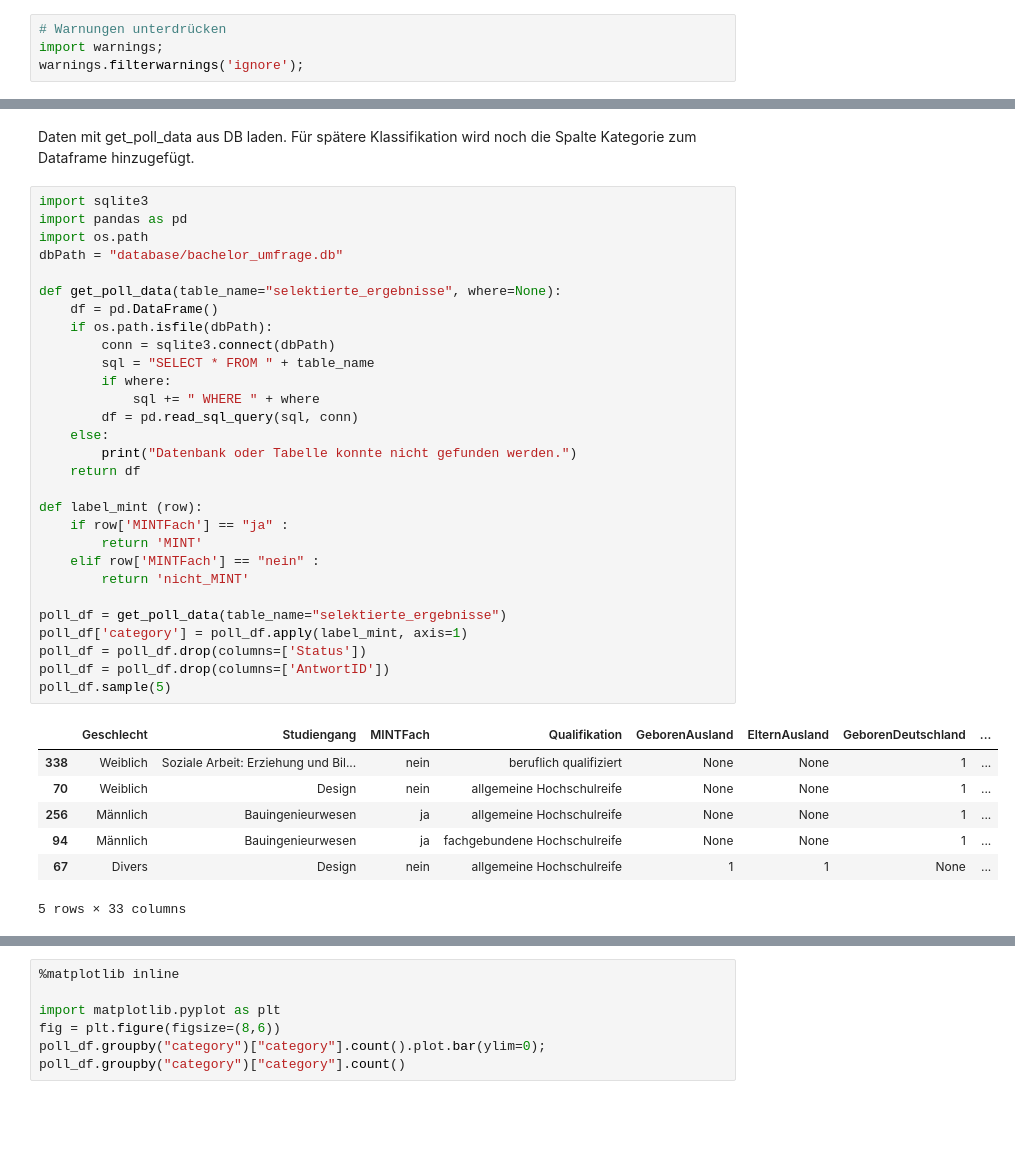
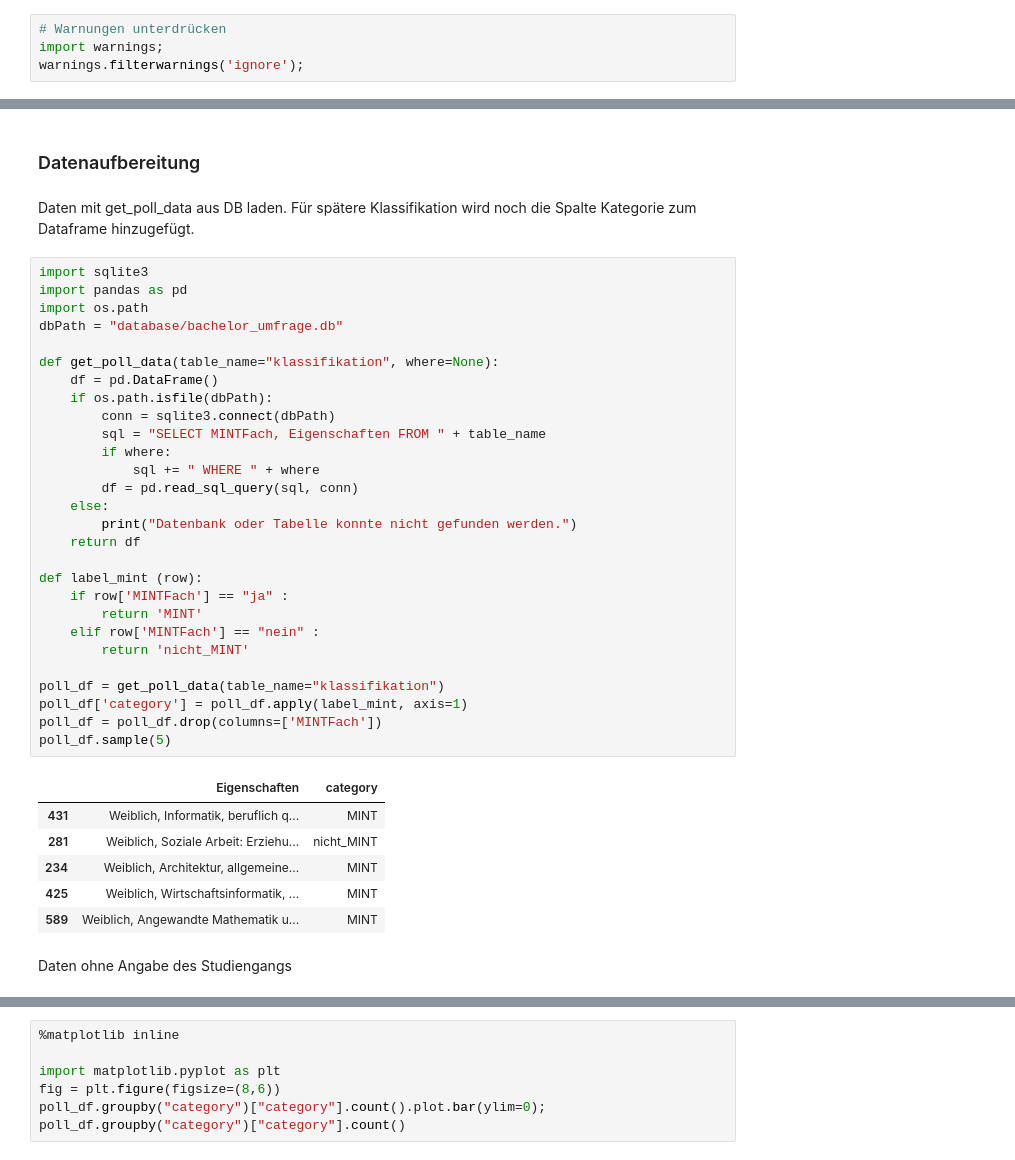
Before and after one commit to wittmannev/Bachelor-Textanalytics, a Jupyter notebook: Klassifikation.ipynb, the cells around one changed output, grey strips where cells are left out. Cells and saved outputs as stored; diff of their text form; blank space fills up the shorter version.

```diff
--- a/Klassifikation.ipynb
+++ b/Klassifikation.ipynb
@@ -17,40 +41,41 @@ warnings.filterwarnings('ignore');
+# %% [markdown]
+### Datenaufbereitung
 # %% [markdown]
-Daten mit get_poll_data aus DB laden.
-Für spätere Klassifikation wird noch die Spalte Kategorie zum Dataframe hinzugefügt.
+Daten mit get_poll_data aus DB laden. Für spätere Klassifikation wird noch die Spalte Kategorie zum Dataframe hinzugefügt.
 # %%
 import sqlite3
 import pandas as pd
 import os.path
 dbPath = "database/bachelor_umfrage.db"
 
-def get_poll_data(table_name="selektierte_ergebnisse", where=None):
+def get_poll_data(table_name="klassifikation", where=None):
     df = pd.DataFrame()
     if os.path.isfile(dbPath):
         conn = sqlite3.connect(dbPath)
-        sql = "SELECT * FROM " + table_name
+        sql = "SELECT MINTFach, Eigenschaften FROM " + table_name
         if where:
             sql += " WHERE " + where
         df = pd.read_sql_query(sql, conn)
     else:
         print("Datenbank oder Tabelle konnte nicht gefunden werden.")
     return df
 
 def label_mint (row):
     if row['MINTFach'] == "ja" :
         return 'MINT'
     elif row['MINTFach'] == "nein" :
         return 'nicht_MINT'
 
-poll_df = get_poll_data(table_name="selektierte_ergebnisse")
+poll_df = get_poll_data(table_name="klassifikation")
 poll_df['category'] = poll_df.apply(label_mint, axis=1)
-poll_df = poll_df.drop(columns=['Status'])
-poll_df = poll_df.drop(columns=['AntwortID'])
+poll_df = poll_df.drop(columns=['MINTFach'])
 poll_df.sample(5)
 # %% [output]
-|  | Geschlecht | Studiengang | MINTFach | Qualifikation | GeborenAusland | ElternAusland | GeborenDeutschland | ... |
-| 338 | Weiblich | Soziale Arbeit: Erziehung und Bil... | nein | beruflich qualifiziert | None | None | 1 | ... |
-| 70 | Weiblich | Design | nein | allgemeine Hochschulreife | None | None | 1 | ... |
-| 256 | Männlich | Bauingenieurwesen | ja | allgemeine Hochschulreife | None | None | 1 | ... |
-| 94 | Männlich | Bauingenieurwesen | ja | fachgebundene Hochschulreife | None | None | 1 | ... |
-| 67 | Divers | Design | nein | allgemeine Hochschulreife | 1 | 1 | None | ... |
+|  | Eigenschaften | category |
+| 431 | Weiblich, Informatik, beruflich q... | MINT |
+| 281 | Weiblich, Soziale Arbeit: Erziehu... | nicht_MINT |
+| 234 | Weiblich, Architektur, allgemeine... | MINT |
+| 425 | Weiblich, Wirtschaftsinformatik, ... | MINT |
+| 589 | Weiblich, Angewandte Mathematik u... | MINT |
-5 rows × 33 columns
+# %% [markdown]
+Daten ohne Angabe des Studiengangs
```
Also changed, not shown: parts of 83 cells of this notebook, 1 other file.
